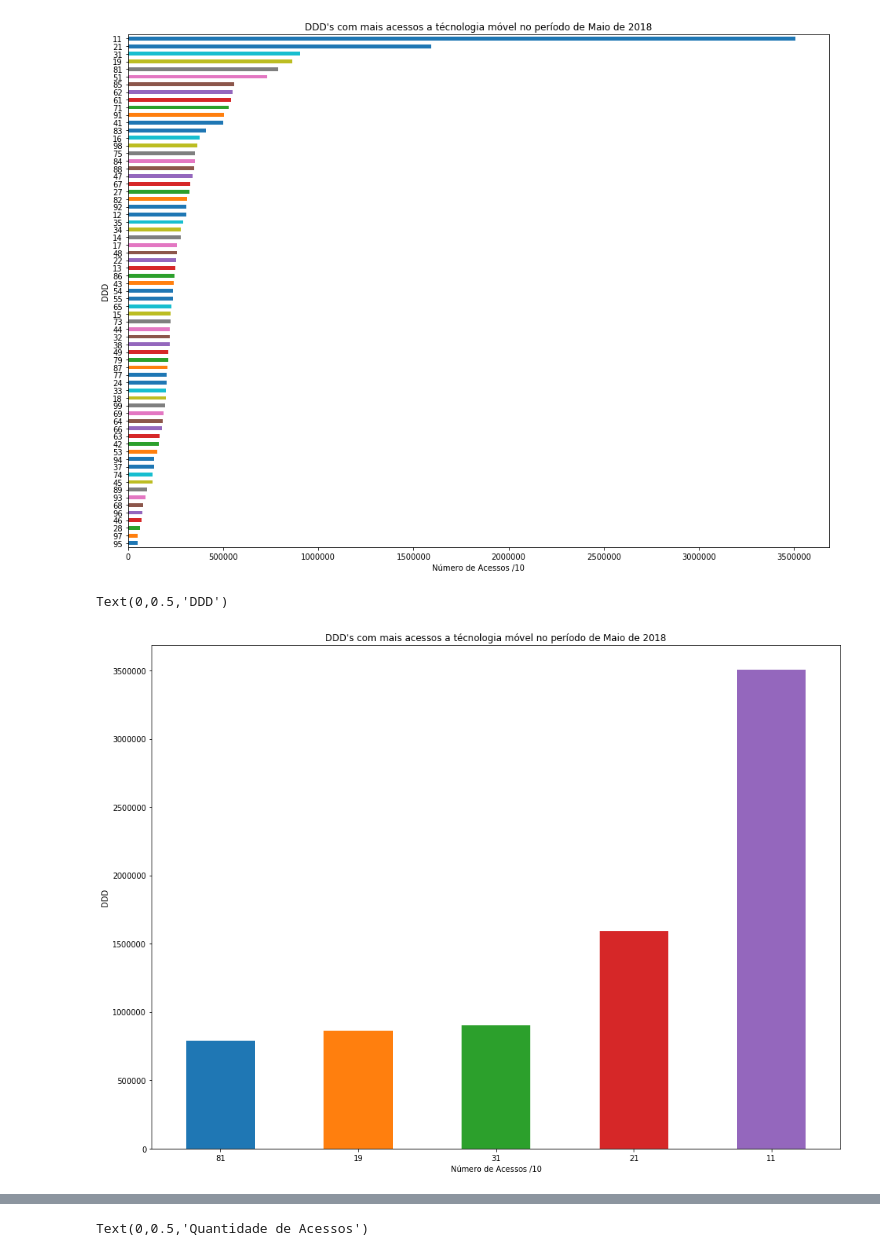
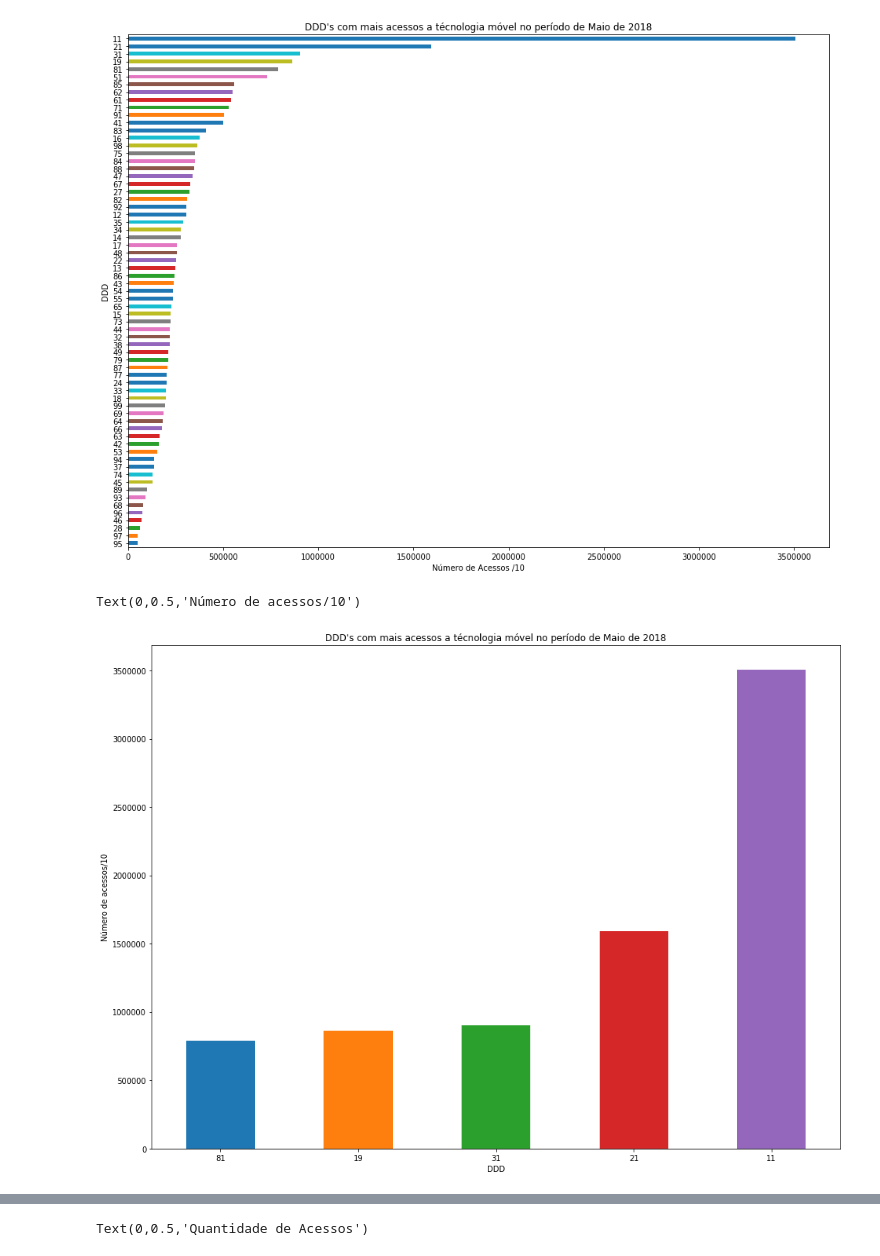
Before and after one commit to WanderWashington/AnaliseAnatel, a Jupyter notebook: Resultados.ipynb, the cells around one changed output, grey strips where cells are left out. Drawn from its saved outputs; the diff is of its cells as text; code cells hidden in the pictures.

```diff
--- a/Resultados.ipynb
+++ b/Resultados.ipynb
@@ -213,9 +213,8 @@ Text(0,0.5,'DDD')
 # %%
 auxiliar.sort_values().tail().plot(kind='bar',figsize=(16,12), grid=False, rot=0)
 plt.title("DDD's com mais acessos a técnologia móvel no período de Maio de 2018")
-plt.xlabel("Número de Acessos /10")
-plt.ylabel("DDD")
-#Concertar linha Y,X pois os valores estão muito altos para o gráfico.
+plt.xlabel("DDD")
+plt.ylabel("Número de acessos/10")
 # %% [output]
-Text(0,0.5,'DDD')
+Text(0,0.5,'Número de acessos/10')
-[figure, old version]
+[figure, new version]
```
Also changed, not shown: parts of 2 cells of this notebook.
